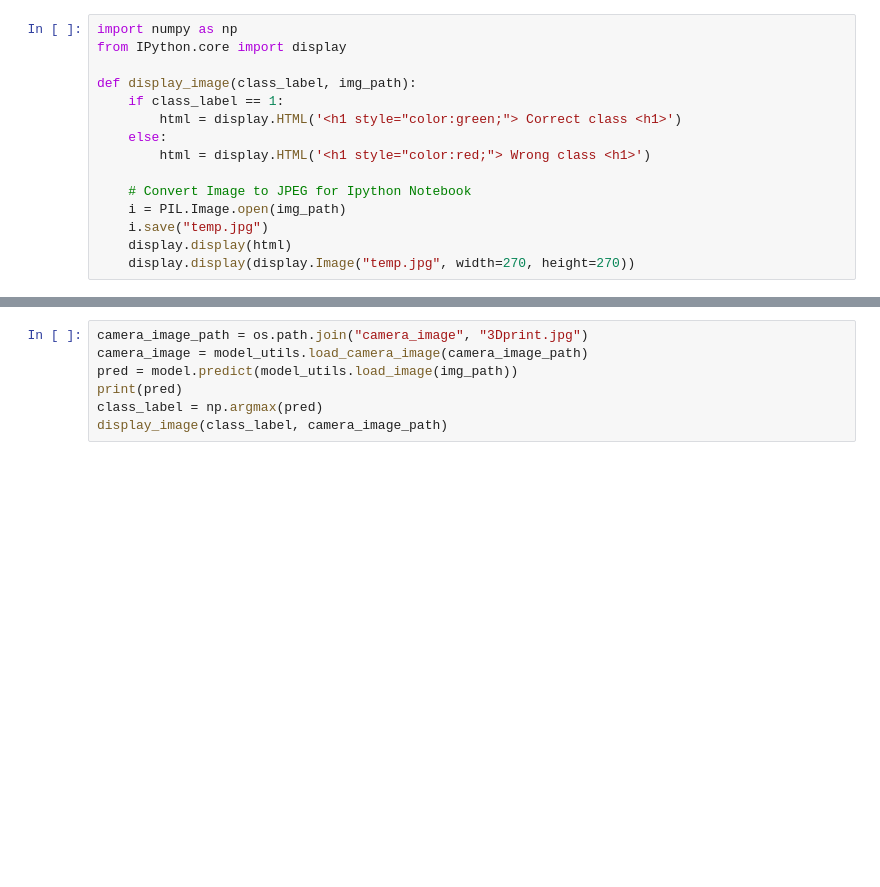
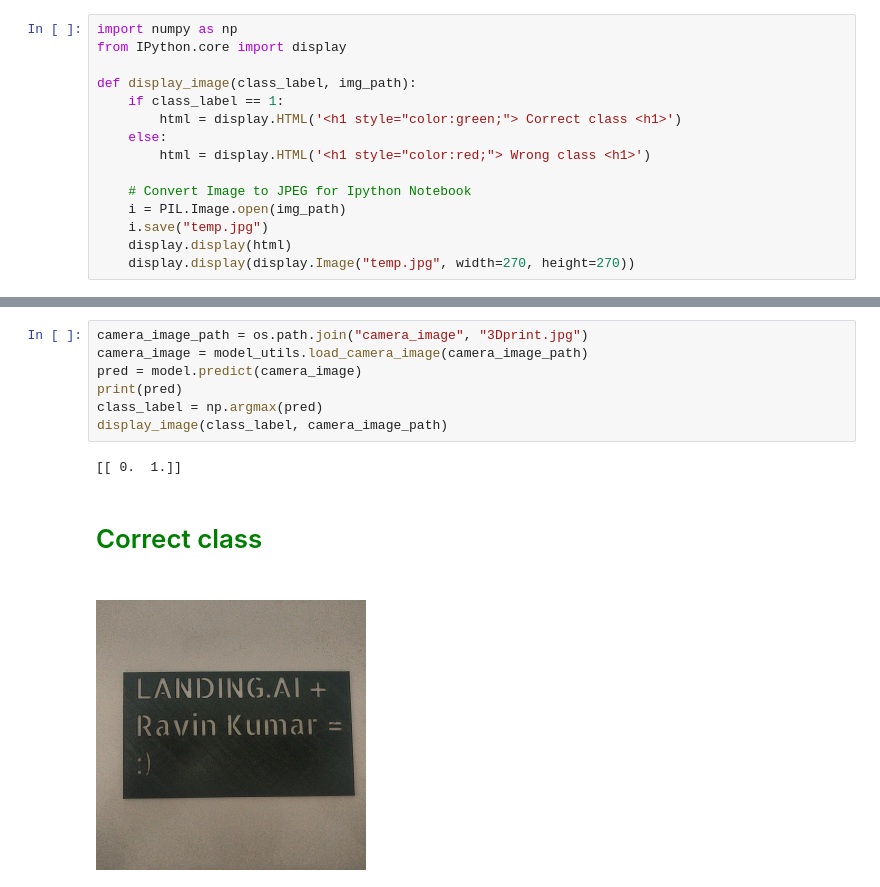
Before and after one commit to canyon289/LandingAI, a Jupyter notebook: notebook/Recognizer.ipynb, the cells around one changed output, grey strips where cells are left out. Saved outputs shown, nothing was run; the diff lists cells and outputs as text; blank space fills up the shorter version.

```diff
--- a/notebook/Recognizer.ipynb
+++ b/notebook/Recognizer.ipynb
@@ -89,7 +113,11 @@ for file in os.listdir(directory)[:5]:
 # %%
 camera_image_path = os.path.join("camera_image", "3Dprint.jpg")
 camera_image = model_utils.load_camera_image(camera_image_path)
-pred = model.predict(model_utils.load_image(img_path))
+pred = model.predict(camera_image)
 print(pred)
 class_label = np.argmax(pred)
 display_image(class_label, camera_image_path)
+# %% [output]
+[[ 0.  1.]]
+Correct class
+[figure, added]
```
Also changed, not shown: parts of 10 cells of this notebook, 9 other files.
